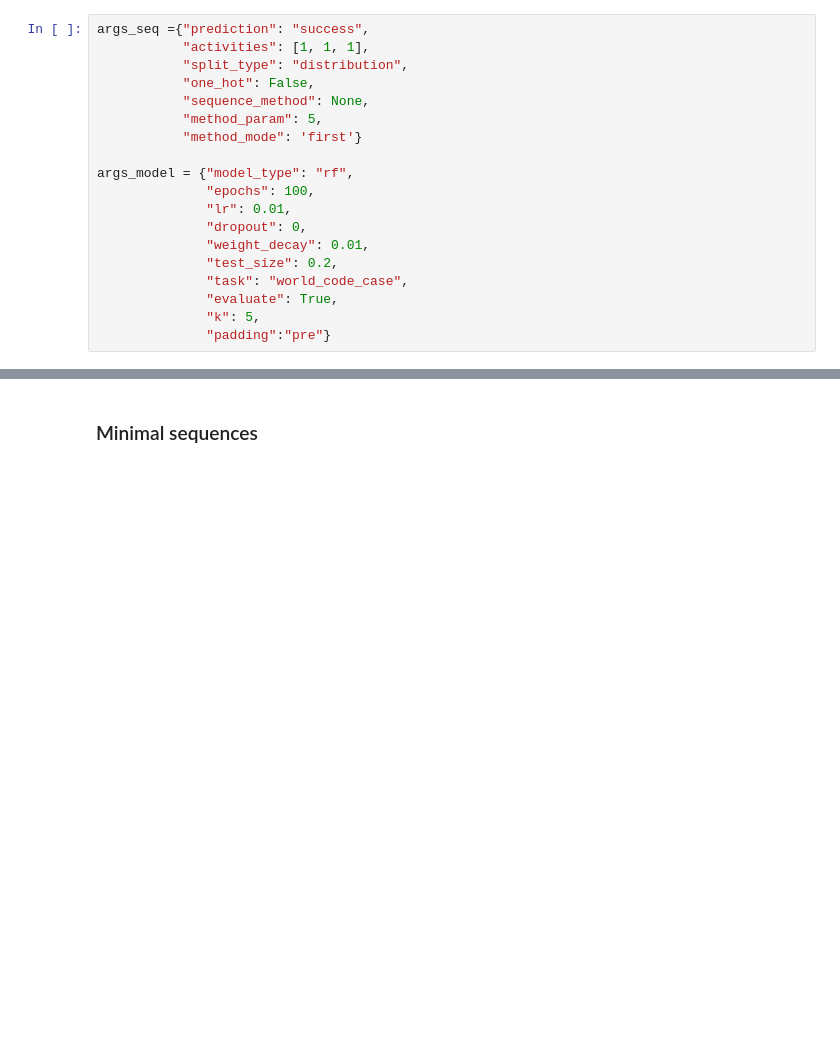
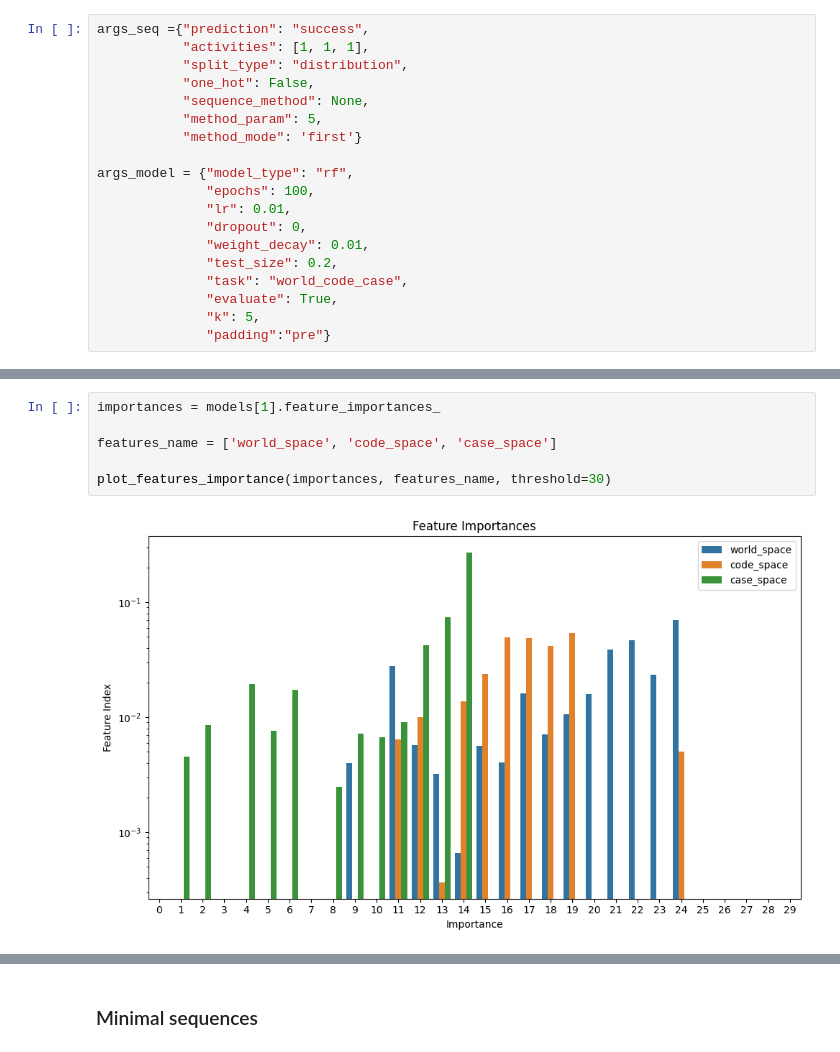
Before and after one commit to Ajkunas/PISA, a Jupyter notebook: src/prediction/prediction.ipynb, the cells around one changed output, grey strips where cells are left out. Cells and saved outputs as stored; diff of their text form; blank space fills up the shorter version.

```diff
--- a/src/prediction/prediction.ipynb
+++ b/src/prediction/prediction.ipynb
@@ -73,0 +89,8 @@ array([0.00000000e+00, 0.00000000e+00, 1.31289730e-03, 2.31311350e-04,
+# %%
+importances = models[1].feature_importances_
+
+features_name = ['world_space', 'code_space', 'case_space']
+
+plot_features_importance(importances, features_name, threshold=30)
+# %% [output]
+[figure, added]
```
Also changed, not shown: parts of 40 cells of this notebook, 16 other files.
